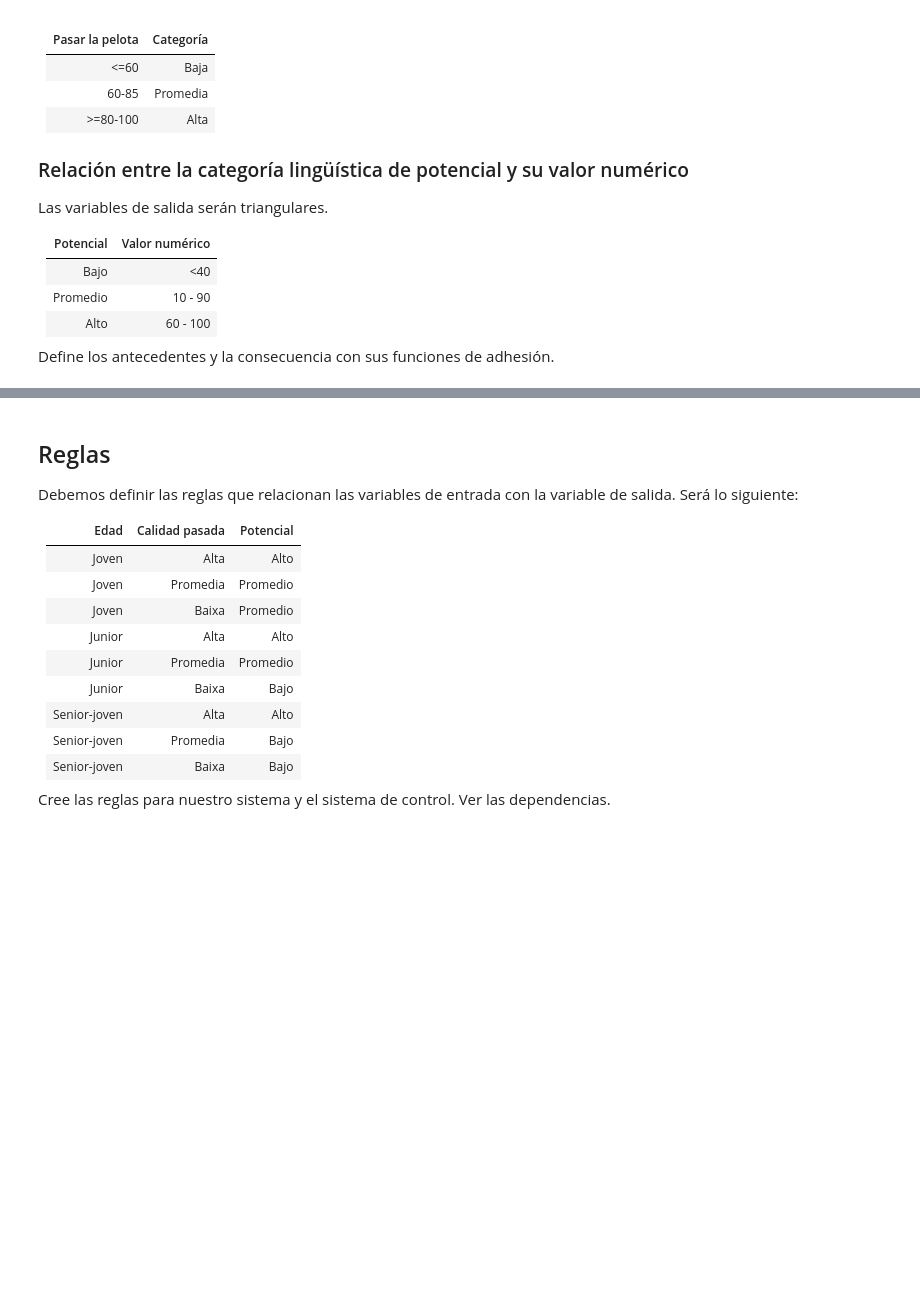
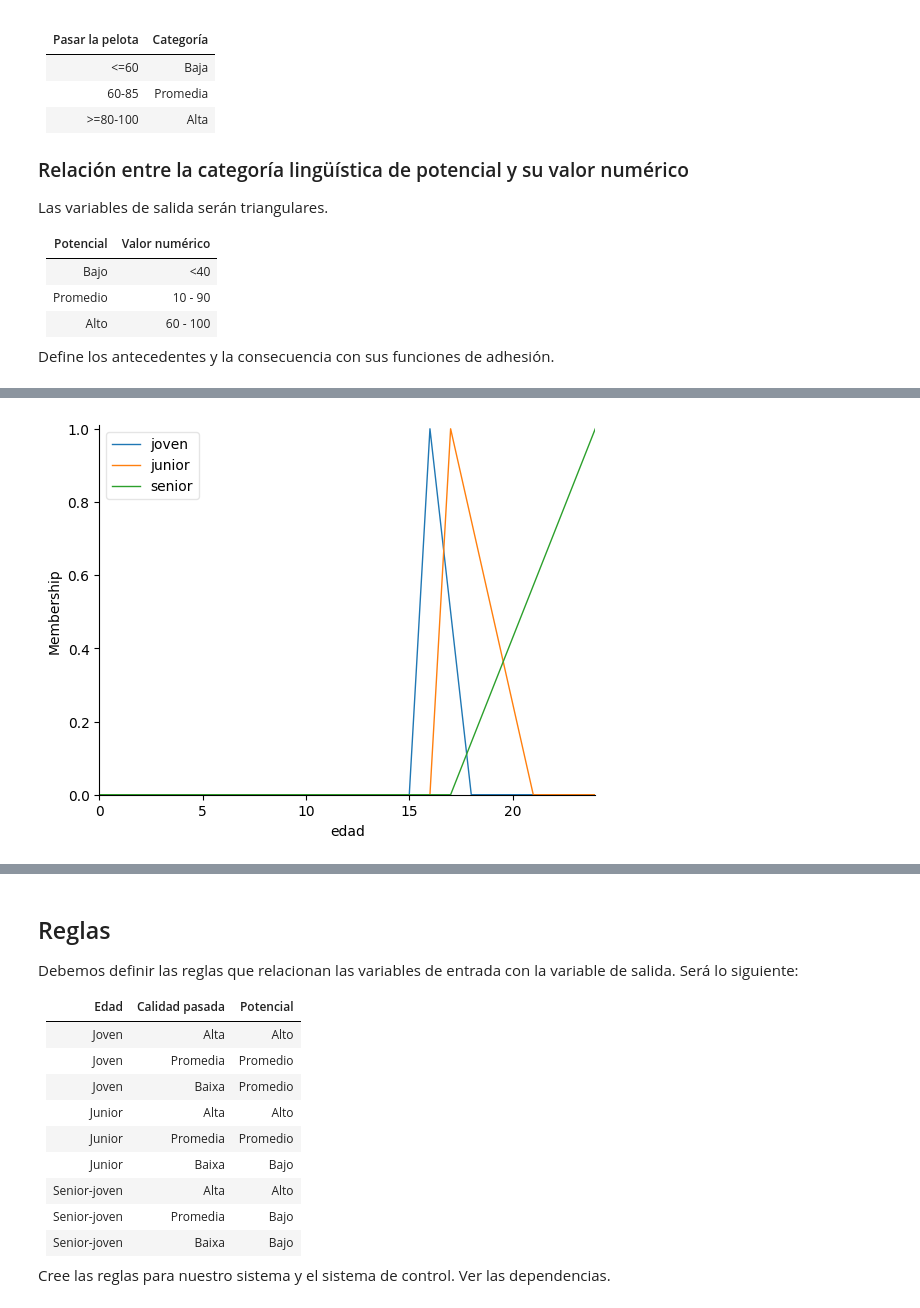
Before and after one commit to yuu067/MIA-IABD-2425, a Jupyter notebook: UD02/notebooks/EX3.-detectar_centrocampistes_joves_ES.ipynb, the cells around one changed output, grey strips where cells are left out. Saved outputs shown, nothing was run; the diff lists cells and outputs as text; code cells hidden in the pictures; blank space fills up the shorter version.

```diff
--- a/UD02/notebooks/EX3.-detectar_centrocampistes_joves_ES.ipynb
+++ b/UD02/notebooks/EX3.-detectar_centrocampistes_joves_ES.ipynb
@@ -126,3 +126,9 @@ Las variables de salida serán triangulares.
 Define los antecedentes y la consecuencia con sus funciones de adhesión.
 # %%
 # define aquí los antecedentes y el consecuente y a continuación cada una de las funciones de pertenencia (edad, calidad_pasada, potencial)
+import numpy as np
+import skfuzzy as fuzz
+from skfuzzy import control as ctrl
+edad = ctrl.Antecedent(np.arange(0, 25, 1), 'edad')
+calidad_pasada = ctrl.Antecedent(np.arange(0, 101, 1), 'calidad_pasada')
+potencial = ctrl.Consequent(np.arange(0, 101, 1), 'potencial')
@@ -140,0 +135,8 @@ Define los antecedentes y la consecuencia con sus funciones de adhesión.
+# %%
+# define la función de pertenencia para edad y visualizala
+edad['joven'] = fuzz.trimf(edad.universe, [16, 16, 18])
+edad['junior'] = fuzz.trimf(edad.universe, [16, 17, 21])
+edad['senior'] = fuzz.trimf(edad.universe, [17, 24, 24])
+edad.view()
+# %% [output]
+[figure, added]
```
Also changed, not shown: parts of 19 cells of this notebook.
